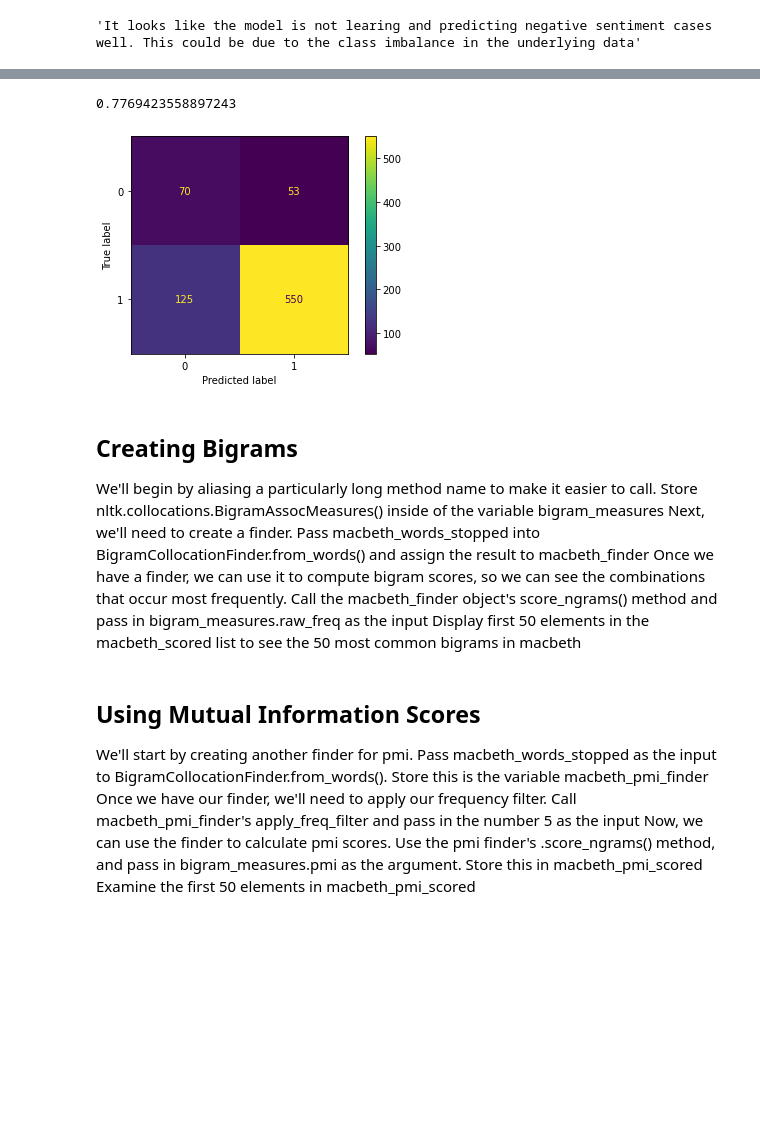
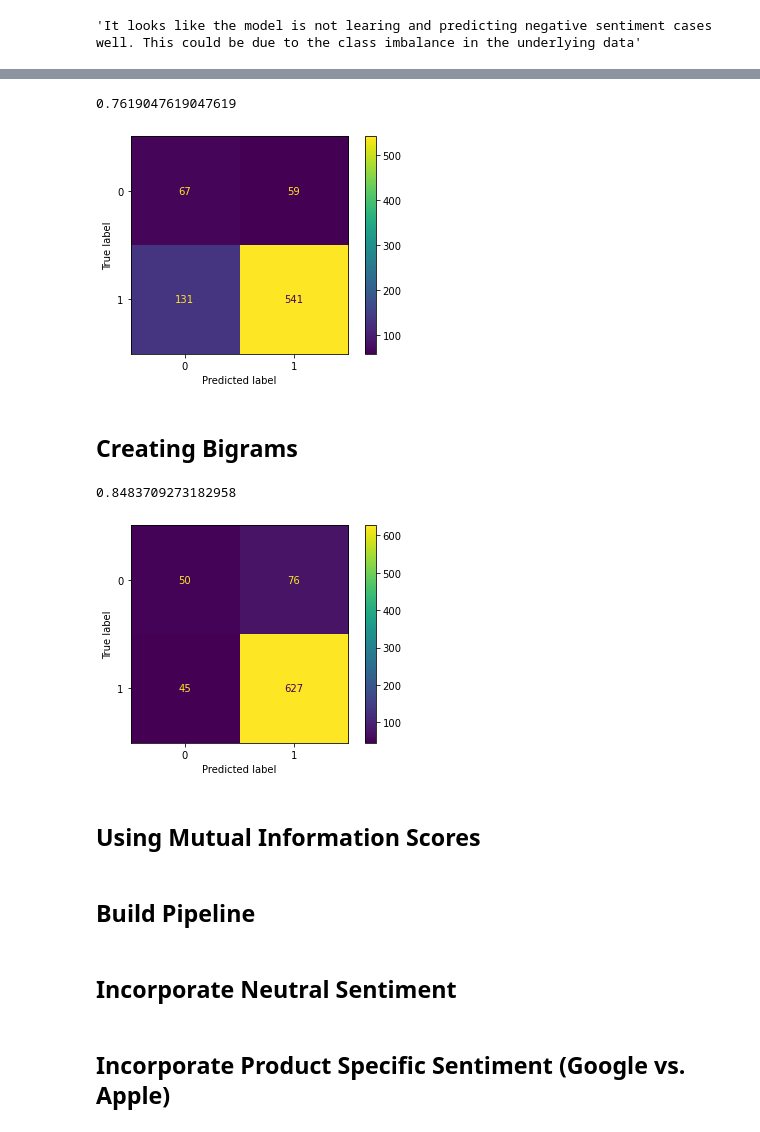
Before and after one commit to mitchellren123/Twitter-NLP-Sentiment, a Jupyter notebook: Twitter-NLP.ipynb, the cells around one changed output, grey strips where cells are left out. Cells and saved outputs as stored; diff of their text form; code cells hidden in the pictures; blank space fills up the shorter version.

```diff
--- a/Twitter-NLP.ipynb
+++ b/Twitter-NLP.ipynb
@@ -395,4 +395,4 @@ Counter({1: 1997, 0: 396})
 # %%
-vectorizer = TfidfVectorizer()
+vectorizer = TfidfVectorizer(stop_words=stemmed_stopwords)
 vectorizer.fit(X_train)
 # %% [output]
@@ -420,7 +424,7 @@ y_preds = nb.predict(X_test_tf)
 
 print(accuracy_score(y_test, y_preds))
 # %% [output]
-0.7769423558897243
+0.7619047619047619
 # %%
 cm = confusion_matrix(y_test, y_preds, labels = nb.classes_)
 disp = ConfusionMatrixDisplay(confusion_matrix=cm,
@@ -428,18 +432,40 @@ disp = ConfusionMatrixDisplay(confusion_matrix=cm,
 disp.plot()
 plt.show()
 # %% [output]
-[figure, old version]
+[figure, new version]
-# %% [markdown]
-## Creating Bigrams
-
-We'll begin by aliasing a particularly long method name to make it easier to call. Store nltk.collocations.BigramAssocMeasures() inside of the variable bigram_measures
-Next, we'll need to create a finder. Pass macbeth_words_stopped into BigramCollocationFinder.from_words() and assign the result to macbeth_finder
-Once we have a finder, we can use it to compute bigram scores, so we can see the combinations that occur most frequently. Call the macbeth_finder object's score_ngrams() method and pass in bigram_measures.raw_freq as the input
-Display first 50 elements in the macbeth_scored list to see the 50 most common bigrams in macbeth
-# %% [markdown]
-## Using Mutual Information Scores
-
-We'll start by creating another finder for pmi. Pass macbeth_words_stopped as the input to BigramCollocationFinder.from_words(). Store this is the variable macbeth_pmi_finder
-Once we have our finder, we'll need to apply our frequency filter. Call macbeth_pmi_finder's apply_freq_filter and pass in the number 5 as the input
-Now, we can use the finder to calculate pmi scores. Use the pmi finder's .score_ngrams() method, and pass in bigram_measures.pmi as the argument. Store this in macbeth_pmi_scored
-Examine the first 50 elements in macbeth_pmi_scored
+# %% [markdown]
+## Creating Bigrams
+# %%
+vectorizer = TfidfVectorizer(stop_words=stemmed_stopwords, ngram_range = (1,2))
+vectorizer.fit(X_train)
+X_train_tf = vectorizer.transform(X_train)
+X_train_tf = X_train_tf.toarray()
+X_test_tf = vectorizer.transform(X_test)
+X_test_tf = X_test_tf.toarray()
+ROS = RandomOverSampler(sampling_strategy=1)
+X_train_ros, y_train_ros = ROS.fit_resample(X_train_tf, y_train)
+
+from sklearn.naive_bayes import GaussianNB
+
+nb = GaussianNB()
+nb.fit(X_train_ros, y_train_ros)
+y_preds = nb.predict(X_test_tf)
+
+print(accuracy_score(y_test, y_preds))
+
+cm = confusion_matrix(y_test, y_preds, labels = nb.classes_)
+disp = ConfusionMatrixDisplay(confusion_matrix=cm,
+                              display_labels=nb.classes_)
+disp.plot()
+plt.show()
+# %% [output]
+0.8483709273182958
+[figure, added]
+# %% [markdown]
+## Using Mutual Information Scores
+# %% [markdown]
+## Build Pipeline
+# %% [markdown]
+## Incorporate Neutral Sentiment
+# %% [markdown]
+## Incorporate Product Specific Sentiment (Google vs. Apple)
```
Also changed, not shown: parts of 8 cells of this notebook.
